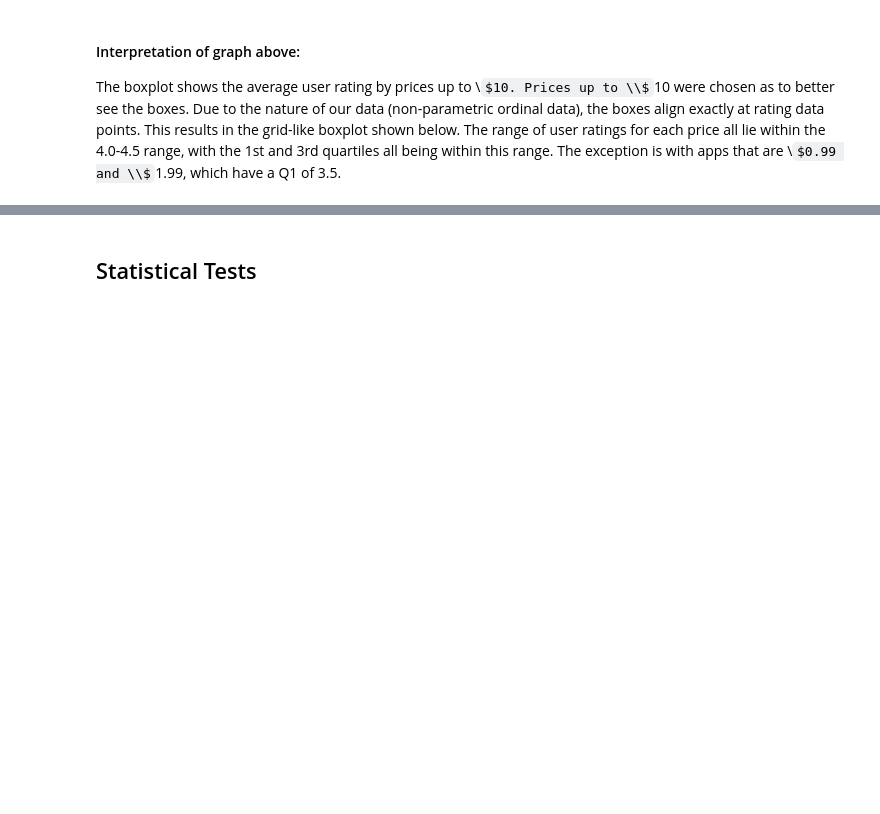
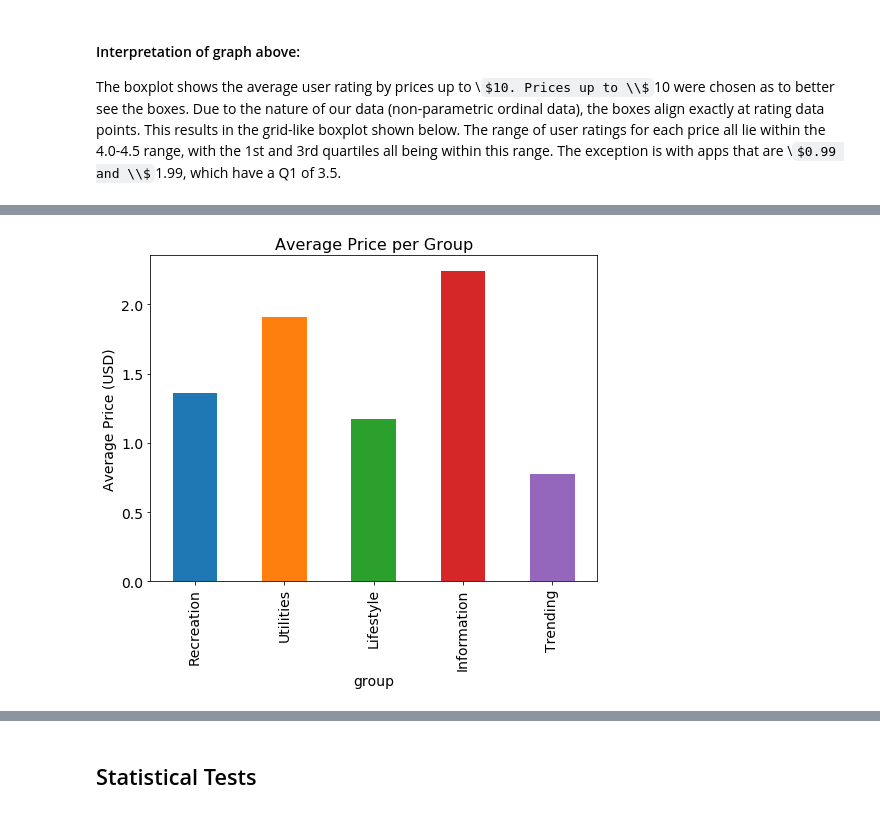
Before and after one commit to tpham2/HER-d, a Jupyter notebook: Final_V4.ipynb, the cells around one changed output, grey strips where cells are left out. Cells and saved outputs as stored; diff of their text form; code cells hidden in the pictures; some formulas as TeX source; blank space fills up the shorter version.

```diff
--- a/Final_V4.ipynb
+++ b/Final_V4.ipynb
@@ -204,0 +340,16 @@ The boxplot shows the average user rating by prices up to \\$10. Prices up to \\
+# %%
+#Dataframe for all the groups
+df_group = df.groupby('group').mean()
+# %%
+#Average price per group
+group_price = df_group['app_store_price (USD)']
+group_order = ['Recreation', 'Utilities', 'Lifestyle', 'Information', 'Trending']
+
+plt.xlabel('Group', fontsize = 14)
+plt.ylabel('Average Price (USD)', fontsize = 14)
+plt.title('Average Price per Group', fontsize = 16)
+
+group_price.loc[group_order].plot.bar(fontsize = 14, figsize=(8, 6))
+plt.show()
+# %% [output]
+[figure, added]
```
Also changed, not shown: parts of 23 cells of this notebook.
